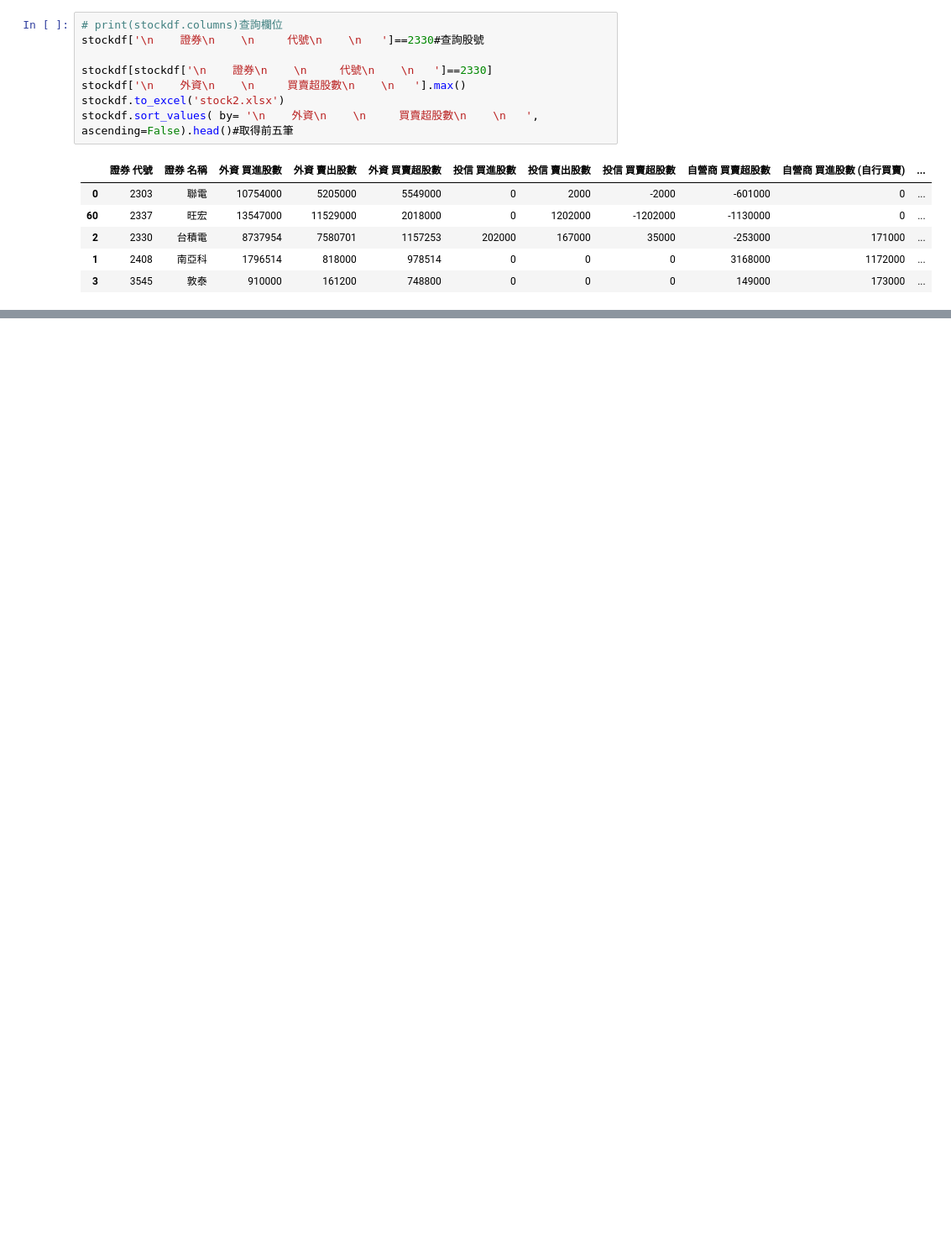
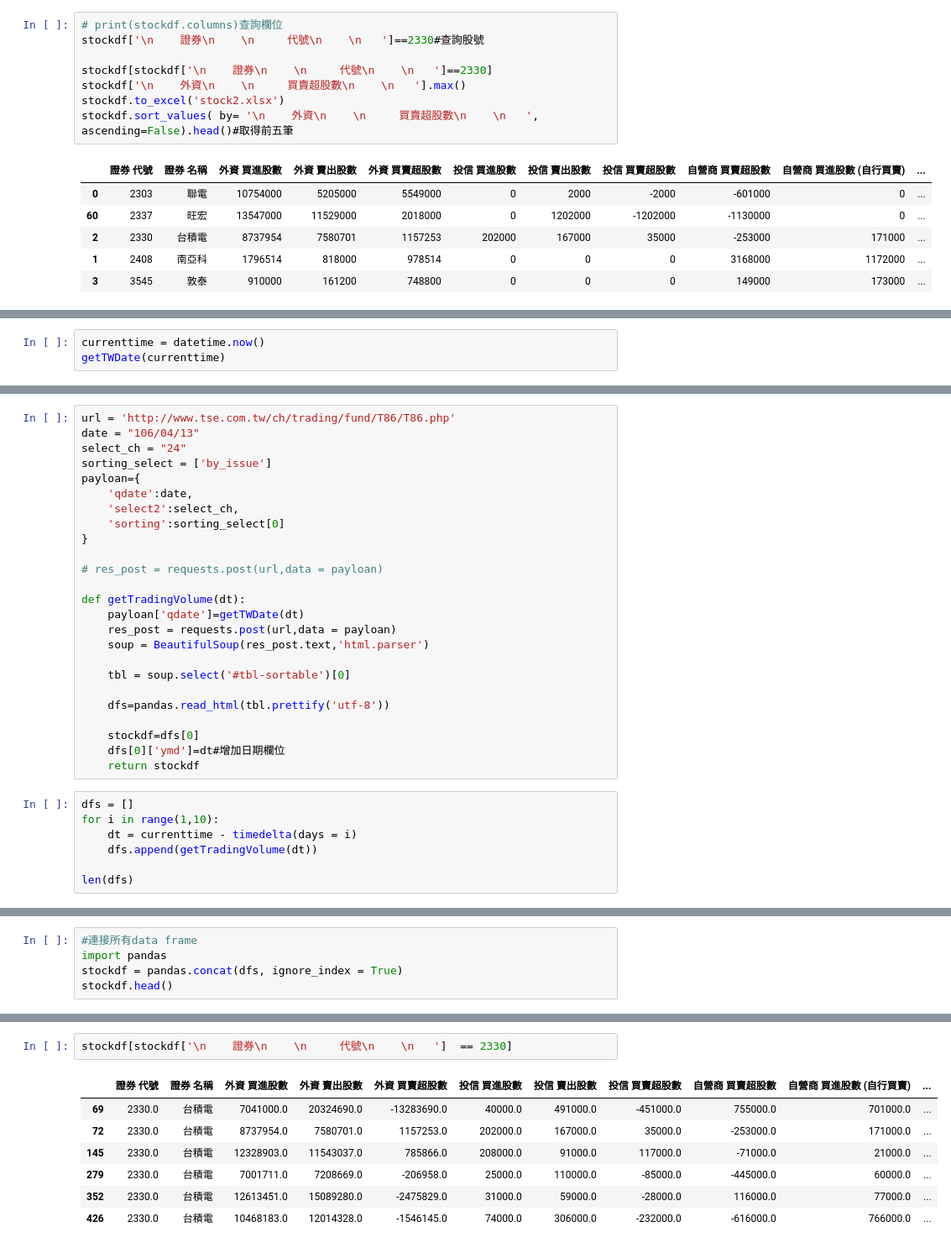
Before and after one commit to nagi31904/python_network_1, a Jupyter notebook: python_network1.ipynb, the cells around one changed output, grey strips where cells are left out. Shown: that part at 84% size. Drawn from its saved outputs; the diff is of its cells as text; blank space fills up the shorter version.

```diff
--- a/python_network1.ipynb
+++ b/python_network1.ipynb
@@ -273,0 +334,3 @@ stockdf.sort_values( by= '\n    外資\n    \n     買賣超股數\n    \n   ',
+# %%
+currenttime = datetime.now()
+getTWDate(currenttime)
@@ -273,0 +369,32 @@ stockdf.sort_values( by= '\n    外資\n    \n     買賣超股數\n    \n   ',
+# %%
+url = 'http://www.tse.com.tw/ch/trading/fund/T86/T86.php'
+date = "106/04/13"
+select_ch = "24"
+sorting_select = ['by_issue']
+payloan={
+    'qdate':date,
+    'select2':select_ch,
+    'sorting':sorting_select[0]
+}
+
+# res_post = requests.post(url,data = payloan)
+
+def getTradingVolume(dt):
+    payloan['qdate']=getTWDate(dt)
+    res_post = requests.post(url,data = payloan)
+    soup = BeautifulSoup(res_post.text,'html.parser')
+
+    tbl = soup.select('#tbl-sortable')[0]
+
+    dfs=pandas.read_html(tbl.prettify('utf-8'))
+
+    stockdf=dfs[0]
+    dfs[0]['ymd']=dt#增加日期欄位
+    return stockdf
+# %%
+dfs = []
+for i in range(1,10):
+    dt = currenttime - timedelta(days = i)
+    dfs.append(getTradingVolume(dt))
+
+len(dfs)
@@ -273,0 +403,5 @@ stockdf.sort_values( by= '\n    外資\n    \n     買賣超股數\n    \n   ',
+# %%
+#連接所有data frame
+import pandas
+stockdf = pandas.concat(dfs, ignore_index = True)
+stockdf.head()
@@ -273,0 +415,10 @@ stockdf.sort_values( by= '\n    外資\n    \n     買賣超股數\n    \n   ',
+# %%
+stockdf[stockdf['\n    證券\n    \n     代號\n    \n   ']  == 2330]
+# %% [output]
+|  | 證券 代號 | 證券 名稱 | 外資 買進股數 | 外資 賣出股數 | 外資 買賣超股數 | 投信 買進股數 | 投信 賣出股數 | 投信 買賣超股數 | 自營商 買賣超股數 | 自營商 買進股數 (自行買賣) | ... |
+| 69 | 2330.0 | 台積電 | 7041000.0 | 20324690.0 | -13283690.0 | 40000.0 | 491000.0 | -451000.0 | 755000.0 | 701000.0 | ... |
+| 72 | 2330.0 | 台積電 | 8737954.0 | 7580701.0 | 1157253.0 | 202000.0 | 167000.0 | 35000.0 | -253000.0 | 171000.0 | ... |
+| 145 | 2330.0 | 台積電 | 12328903.0 | 11543037.0 | 785866.0 | 208000.0 | 91000.0 | 117000.0 | -71000.0 | 21000.0 | ... |
+| 279 | 2330.0 | 台積電 | 7001711.0 | 7208669.0 | -206958.0 | 25000.0 | 110000.0 | -85000.0 | -445000.0 | 60000.0 | ... |
+| 352 | 2330.0 | 台積電 | 12613451.0 | 15089280.0 | -2475829.0 | 31000.0 | 59000.0 | -28000.0 | 116000.0 | 77000.0 | ... |
+| 426 | 2330.0 | 台積電 | 10468183.0 | 12014328.0 | -1546145.0 | 74000.0 | 306000.0 | -232000.0 | -616000.0 | 766000.0 | ... |
```
Also changed, not shown: parts of 14 cells of this notebook.
